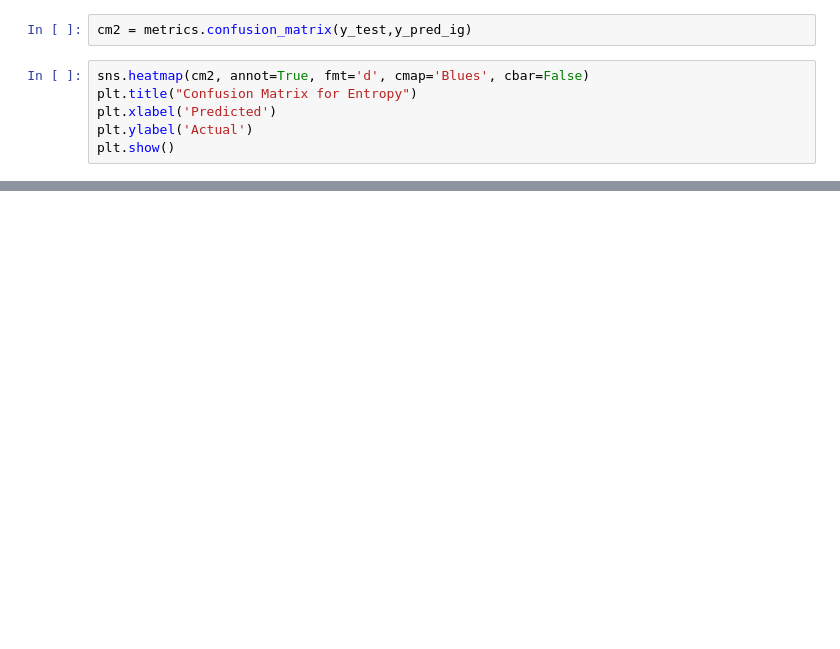
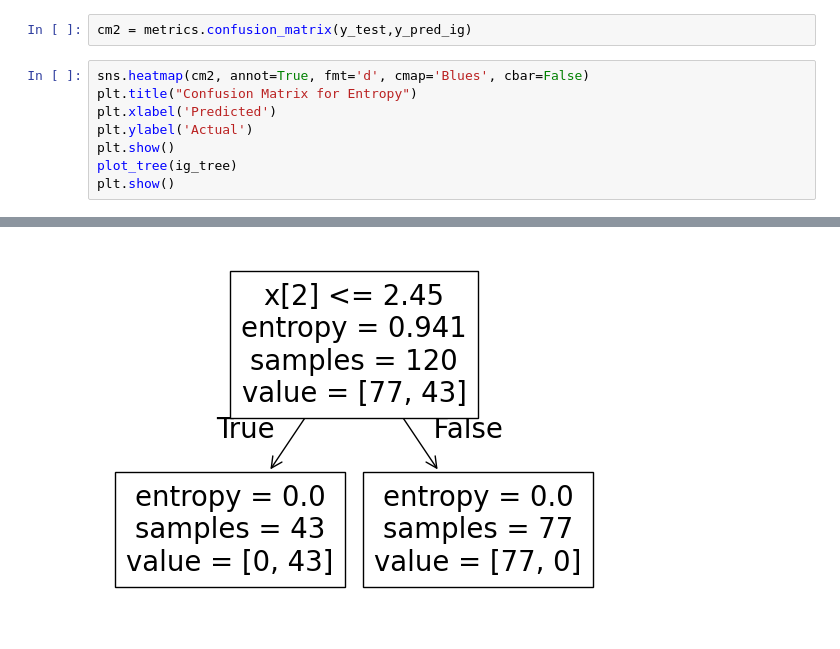
Before and after one commit to VighneshNicham/ML_lab, a Jupyter notebook: expt-1.ipynb, the cells around one changed output, grey strips where cells are left out. Drawn from its saved outputs; the diff is of its cells as text; blank space fills up the shorter version.

```diff
--- a/expt-1.ipynb
+++ b/expt-1.ipynb
@@ -84,8 +87,11 @@ cm2 = metrics.confusion_matrix(y_test,y_pred_ig)
 # %%
 sns.heatmap(cm2, annot=True, fmt='d', cmap='Blues', cbar=False)
 plt.title("Confusion Matrix for Entropy")
 plt.xlabel('Predicted')
 plt.ylabel('Actual')
 plt.show()
+plot_tree(ig_tree)
+plt.show()
 # %% [output]
 [figure]
+[figure, added]
```
Also changed, not shown: parts of 5 cells of this notebook, 6 other files.
